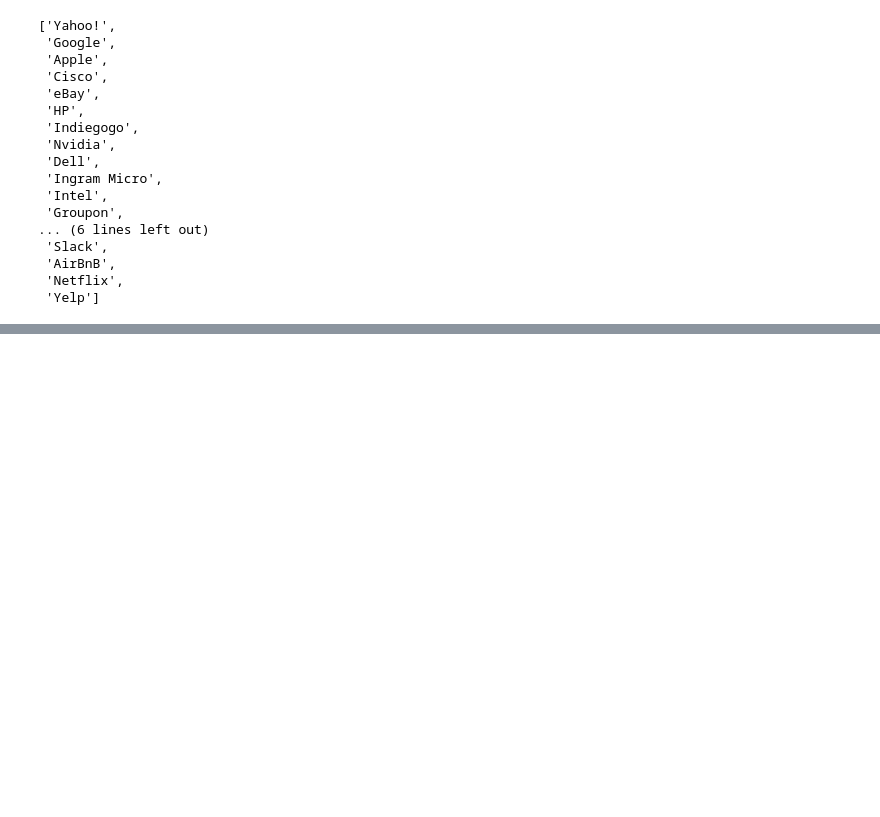
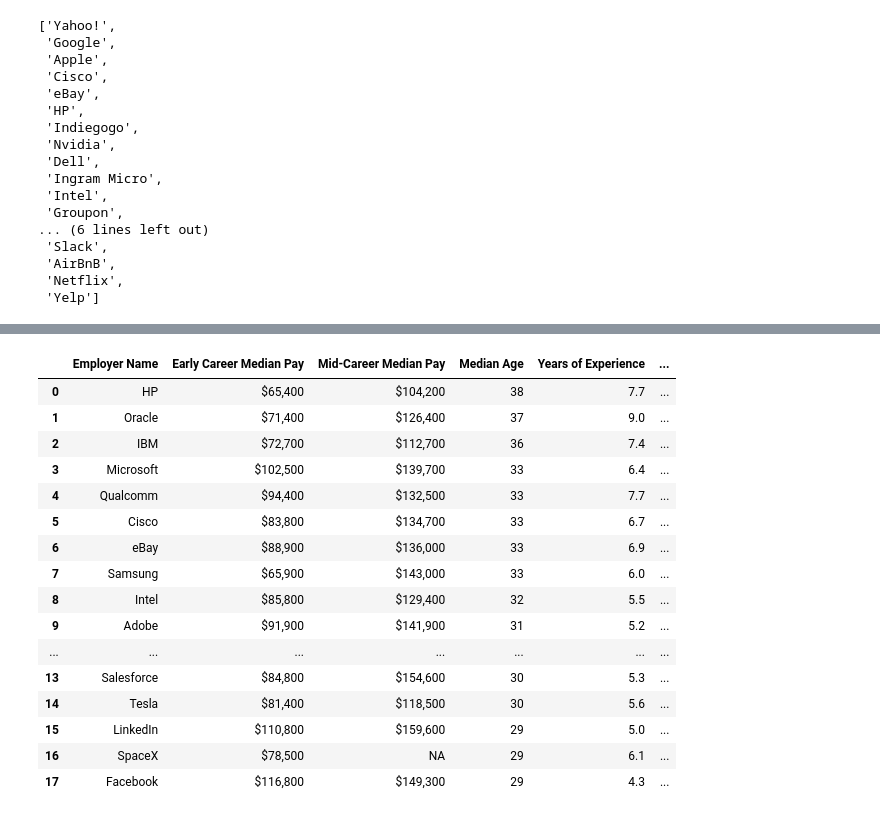
Before and after one commit to tritchlin/group-project1, a Jupyter notebook: Wages.ipynb, the cells around one changed output, grey strips where cells are left out. Cells and saved outputs as stored; diff of their text form; code cells hidden in the pictures; blank space fills up the shorter version.

```diff
--- a/Wages.ipynb
+++ b/Wages.ipynb
@@ -7,8 +7,10 @@ import json
 # %%
 # Load the csv exported in Part I to a DataFrame
 diversity_df = pd.read_csv("Data\Employee Diversity in Tech.csv",sep="\t")
-salary_survey = pd.read_csv("Data\2019_Data_Professional_Salary_Survey_Responses.csv")
-salary_survey
+tech_salaries = pd.read_csv("Data\Top tech companies comparison 2014_2015.csv")
+salary_survey = pd.read_csv("Data\Data_Professional_Salary_Survey_Responses.csv",encoding='latin1')
+
+# salary_survey
 diversity_df
 # %% [output]
 |  | Date | Type | Company | Female % | Male % | % White | % Asian | % Latino | % Black | % Multi | % Other | ... |
@@ -89,0 +73,20 @@
+# %%
+tech_salaries
+# %% [output]
+|  | Employer Name | Early Career Median Pay | Mid-Career Median Pay | Median Age | Years of Experience | ... |
+| 0 | HP | $65,400 | $104,200 | 38 | 7.7 | ... |
+| 1 | Oracle | $71,400 | $126,400 | 37 | 9.0 | ... |
+| 2 | IBM | $72,700 | $112,700 | 36 | 7.4 | ... |
+| 3 | Microsoft | $102,500 | $139,700 | 33 | 6.4 | ... |
+| 4 | Qualcomm | $94,400 | $132,500 | 33 | 7.7 | ... |
+| 5 | Cisco | $83,800 | $134,700 | 33 | 6.7 | ... |
+| 6 | eBay | $88,900 | $136,000 | 33 | 6.9 | ... |
+| 7 | Samsung | $65,900 | $143,000 | 33 | 6.0 | ... |
+| 8 | Intel | $85,800 | $129,400 | 32 | 5.5 | ... |
+| 9 | Adobe | $91,900 | $141,900 | 31 | 5.2 | ... |
+| ... | ... | ... | ... | ... | ... | ... |
+| 13 | Salesforce | $84,800 | $154,600 | 30 | 5.3 | ... |
+| 14 | Tesla | $81,400 | $118,500 | 30 | 5.6 | ... |
+| 15 | LinkedIn | $110,800 | $159,600 | 29 | 5.0 | ... |
+| 16 | SpaceX | $78,500 | NA | 29 | 6.1 | ... |
+| 17 | Facebook | $116,800 | $149,300 | 29 | 4.3 | ... |
```
Also changed, not shown: parts of 13 cells of this notebook, 4 other files.
